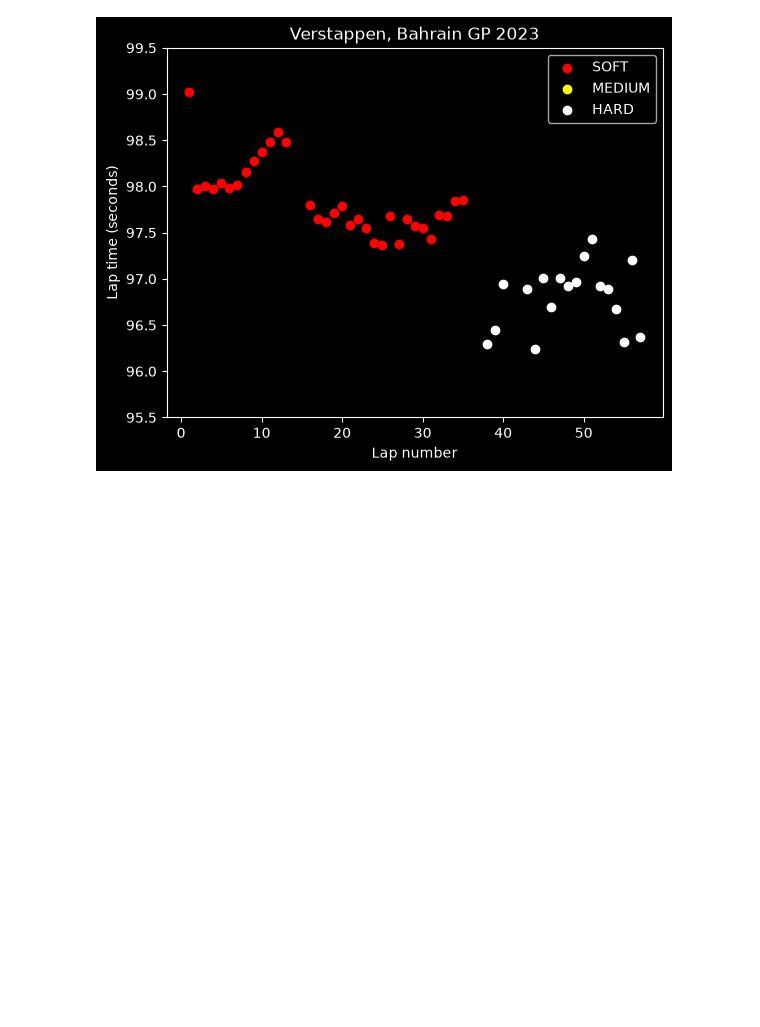
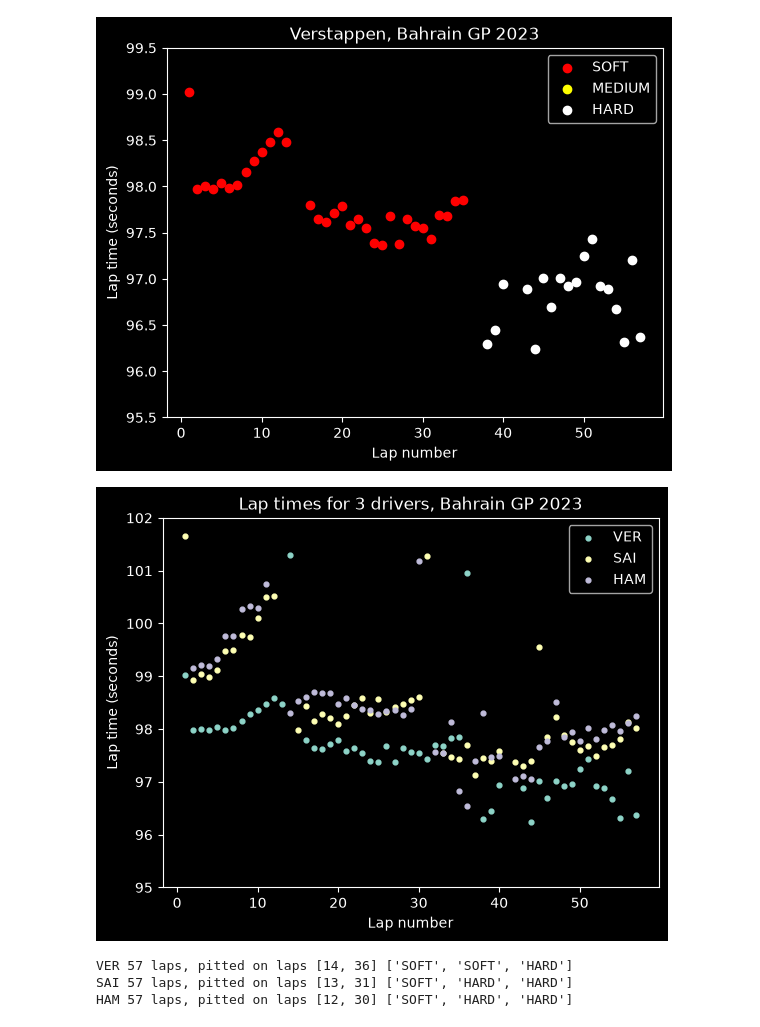
Before and after one commit to janjanisz/boxbox, a Jupyter notebook: 03_aha_chart.ipynb, the cells around one changed output. Drawn from its saved outputs; the diff is of its cells as text; code cells hidden in the pictures; blank space fills up the shorter version.

```diff
--- a/03_aha_chart.ipynb
+++ b/03_aha_chart.ipynb
@@ -57,3 +57,29 @@ plt.savefig('figures/Verstappen_Bahrain_2023_laps.png', dpi = 300, bbox_inches =
 plt.show()
 # %% [output]
 [figure]
+# %%
+drivers = ['VER', 'SAI', 'HAM']
+
+for driver in drivers:
+    data = laps[laps['Driver'] == driver]
+    plt.scatter(data['LapNumber'], data['LapTimeSeconds'], label=driver, s=12)
+
+plt.xlabel('Lap number')
+plt.ylabel('Lap time (seconds)')
+plt.title('Lap times for 3 drivers, Bahrain GP 2023')
+plt.legend()
+plt.ylim(95, 102)
+plt.savefig('figures/3_drivers_Bahrain_2023_laps.png', dpi=300, bbox_inches='tight')
+plt.show()
+# %% [output]
+[figure, added]
+# %%
+for driver in ['VER', 'SAI', 'HAM']:
+    d = laps[laps['Driver'] == driver]
+    pit_laps = d[d['PitInTime'].notna()]['LapNumber'].astype(int).tolist()
+    compounds = d.groupby('Stint')['Compound'].first().tolist()
+    print(driver, len(d), 'laps, pitted on laps', pit_laps, compounds)
+# %% [output]
+VER 57 laps, pitted on laps [14, 36] ['SOFT', 'SOFT', 'HARD']
+SAI 57 laps, pitted on laps [13, 31] ['SOFT', 'HARD', 'HARD']
+HAM 57 laps, pitted on laps [12, 30] ['SOFT', 'HARD', 'HARD']
```
Also changed, not shown: parts of 5 cells of this notebook, 2 other files.
